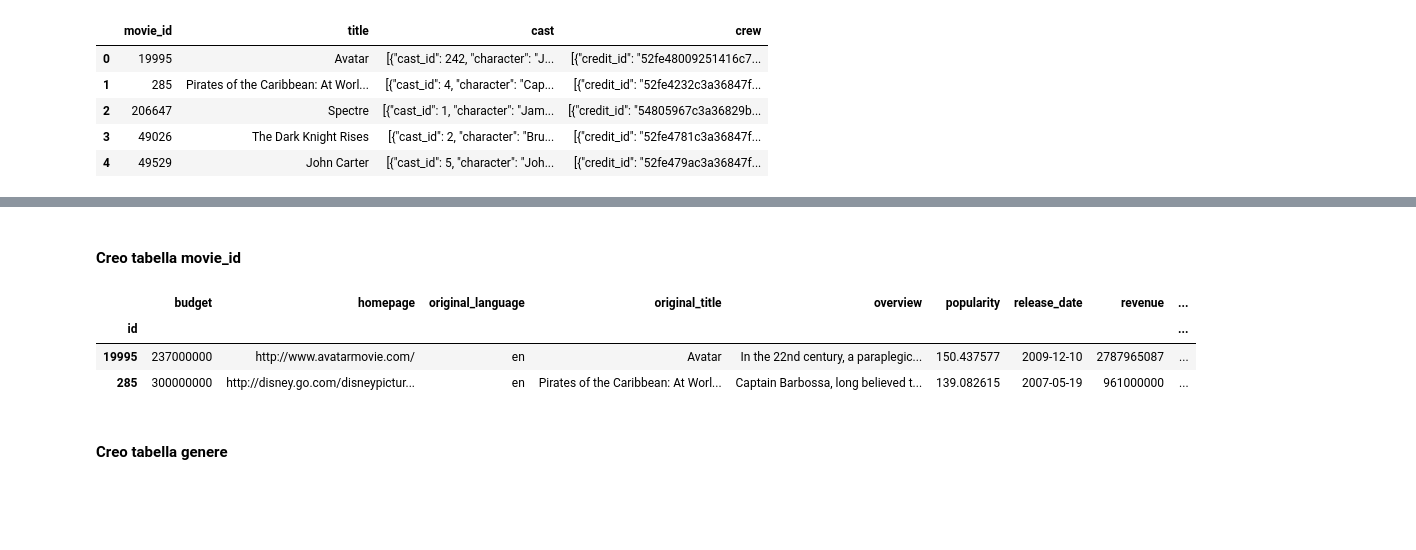
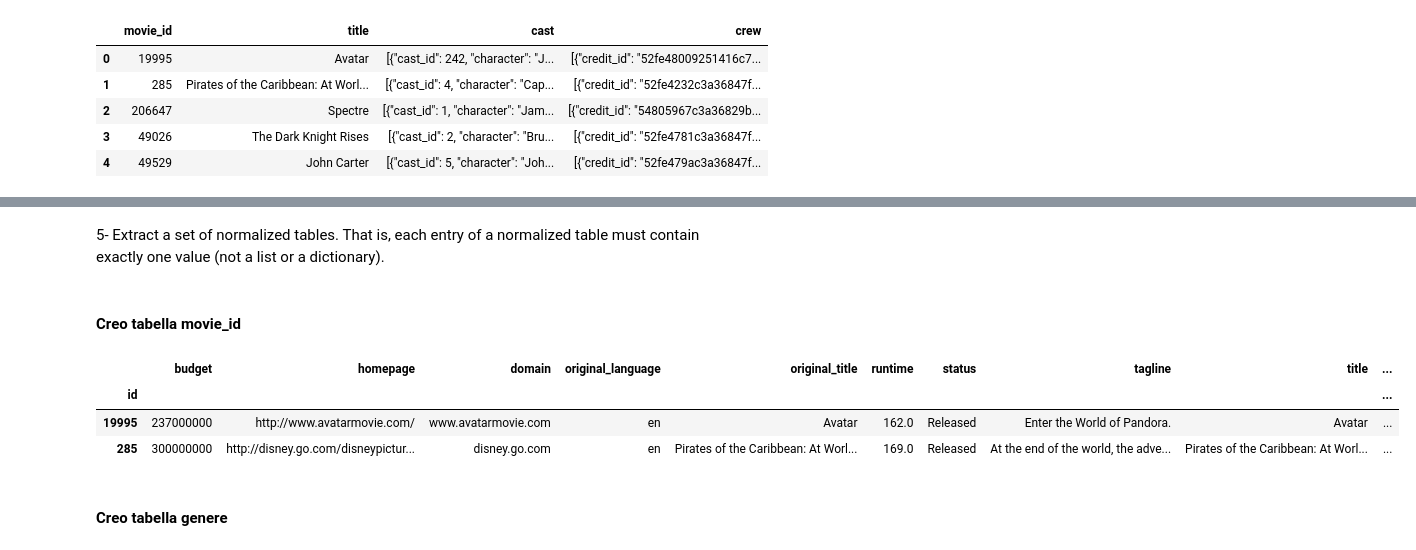
Before and after one commit to silviasantamaria/computerscience, a Jupyter notebook: Project+.ipynb, the cells around one changed output, grey strips where cells are left out. Drawn from its saved outputs; the diff is of its cells as text; code cells hidden in the pictures; blank space fills up the shorter version.

```diff
--- a/Project+.ipynb
+++ b/Project+.ipynb
@@ -27,19 +91,16 @@ credits.head()
+# %% [markdown]
+5- Extract a set of normalized tables. That is, each entry of a normalized table must contain exactly one value (not a list or a dictionary).
 # %% [markdown]
 #### Creo tabella movie_id
-# %%
-movie_id = movies
-del movie_id['keywords']
-del movie_id['genres']
-del movie_id['production_companies']
-del movie_id['production_countries']
-del movie_id['spoken_languages']
-movie_id = movie_id.set_index(['id'])
-movie_id.head(2)
-# %% [output]
-|  | budget | homepage | original_language | original_title | overview | popularity | release_date | revenue | ... |
-| id |  |  |  |  |  |  |  |  | ... |
-| 19995 | 237000000 | http://www.avatarmovie.com/ | en | Avatar | In the 22nd century, a paraplegic... | 150.437577 | 2009-12-10 | 2787965087 | ... |
-| 285 | 300000000 | http://disney.go.com/disneypictur... | en | Pirates of the Caribbean: At Worl... | Captain Barbossa, long believed t... | 139.082615 | 2007-05-19 | 961000000 | ... |
+# %%
+movie_id = movies[['id', 'budget', 'homepage', 'domain', 'original_language', 'original_title', 'runtime', 'status', 'tagline', 'title', 'vote_average', 'vote_count' ]]
+movie_id = movie_id.set_index(['id'])
+movie_id.head(2)
+# %% [output]
+|  | budget | homepage | domain | original_language | original_title | runtime | status | tagline | title | ... |
+| id |  |  |  |  |  |  |  |  |  | ... |
+| 19995 | 237000000 | http://www.avatarmovie.com/ | www.avatarmovie.com | en | Avatar | 162.0 | Released | Enter the World of Pandora. | Avatar | ... |
+| 285 | 300000000 | http://disney.go.com/disneypictur... | disney.go.com | en | Pirates of the Caribbean: At Worl... | 169.0 | Released | At the end of the world, the adve... | Pirates of the Caribbean: At Worl... | ... |
 # %% [markdown]
 #### Creo tabella genere
 # %%
```
Also changed, not shown: parts of 33 cells of this notebook.
